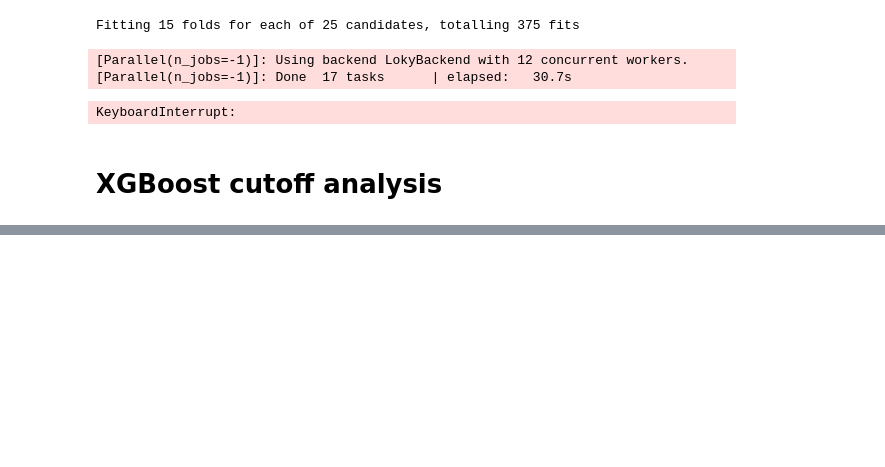
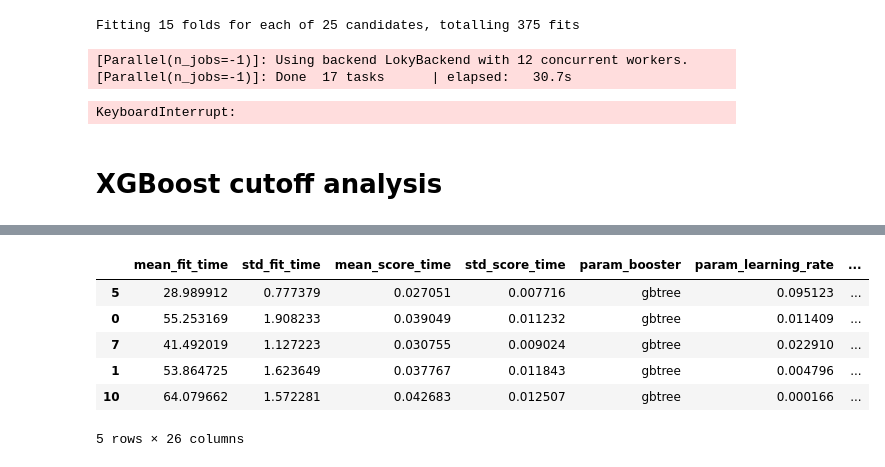
Before and after one commit to pfizer-opensource/scikit-digital-health, a Jupyter notebook: scripts/classifier_training/classifier_testing.ipynb, the cells around one changed output, grey strips where cells are left out. Cells and saved outputs as stored; diff of their text form; code cells hidden in the pictures; blank space fills up the shorter version.

```diff
--- a/scripts/classifier_training/classifier_testing.ipynb
+++ b/scripts/classifier_training/classifier_testing.ipynb
@@ -525,0 +532,11 @@ cvr.mean_test_score.max()
+# %%
+cvr2 = pd.read_csv('xgboost_cv_results_topfeats.csv', index_col=0)
+cvr2.sort_values('mean_test_score', ascending=False).head(5)
+# %% [output]
+|  | mean_fit_time | std_fit_time | mean_score_time | std_score_time | param_booster | param_learning_rate | ... |
+| 5 | 28.989912 | 0.777379 | 0.027051 | 0.007716 | gbtree | 0.095123 | ... |
+| 0 | 55.253169 | 1.908233 | 0.039049 | 0.011232 | gbtree | 0.011409 | ... |
+| 7 | 41.492019 | 1.127223 | 0.030755 | 0.009024 | gbtree | 0.022910 | ... |
+| 1 | 53.864725 | 1.623649 | 0.037767 | 0.011843 | gbtree | 0.004796 | ... |
+| 10 | 64.079662 | 1.572281 | 0.042683 | 0.012507 | gbtree | 0.000166 | ... |
+5 rows × 26 columns
```
Also changed, not shown: parts of 1 cell of this notebook, 1 other file.
